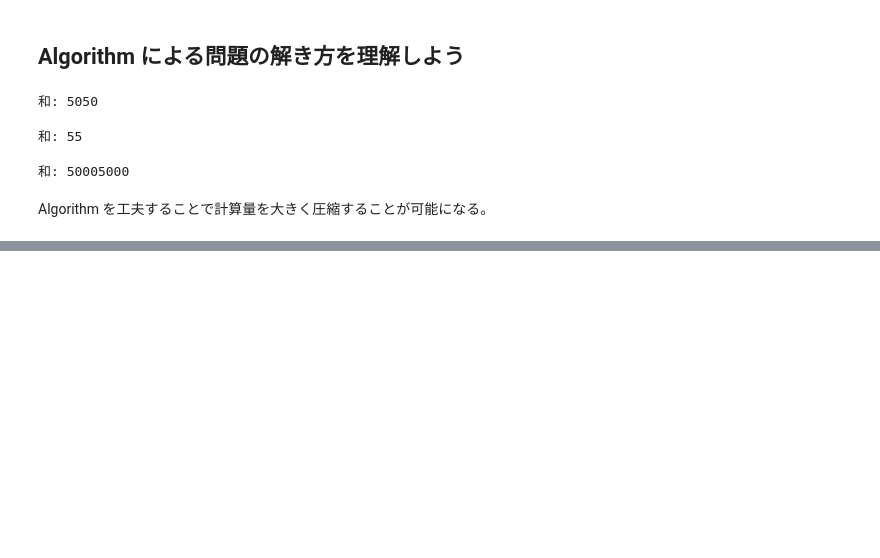
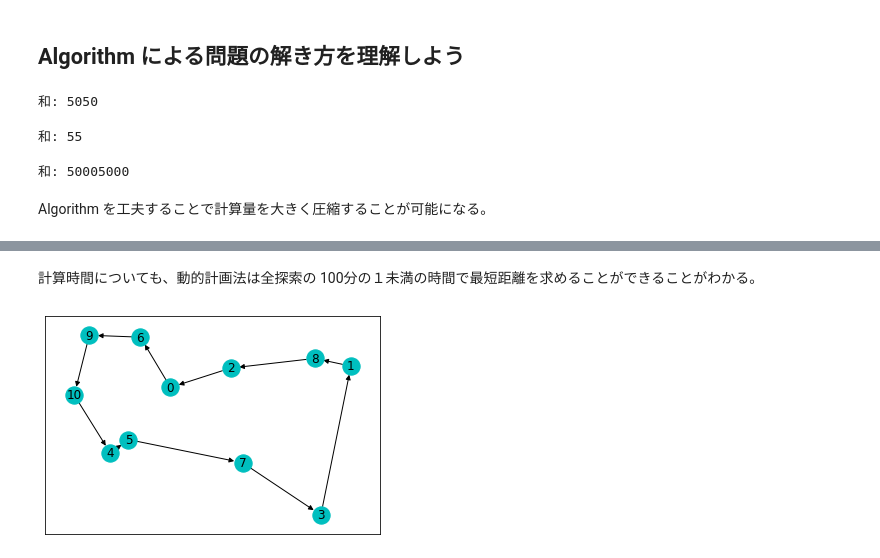
Before and after one commit to 1024xx4/math_programing_for_ai_and_ds, a Jupyter notebook: optimal_route.ipynb, the cells around one changed output, grey strips where cells are left out. Cells and saved outputs as stored; diff of their text form; code cells hidden in the pictures; blank space fills up the shorter version.

```diff
--- a/optimal_route.ipynb
+++ b/optimal_route.ipynb
@@ -251,0 +318,7 @@ Algorithm を工夫することで計算量を大きく圧縮することが可
+# %% [markdown]
+計算時間についても、動的計画法は全探索の 100分の１未満の時間で最短距離を求めることができることがわかる。
+# %%
+# path を可視化する
+g2.show_path(path)
+# %% [output]
+[figure, added]
```
Also changed, not shown: parts of 5 cells of this notebook.
